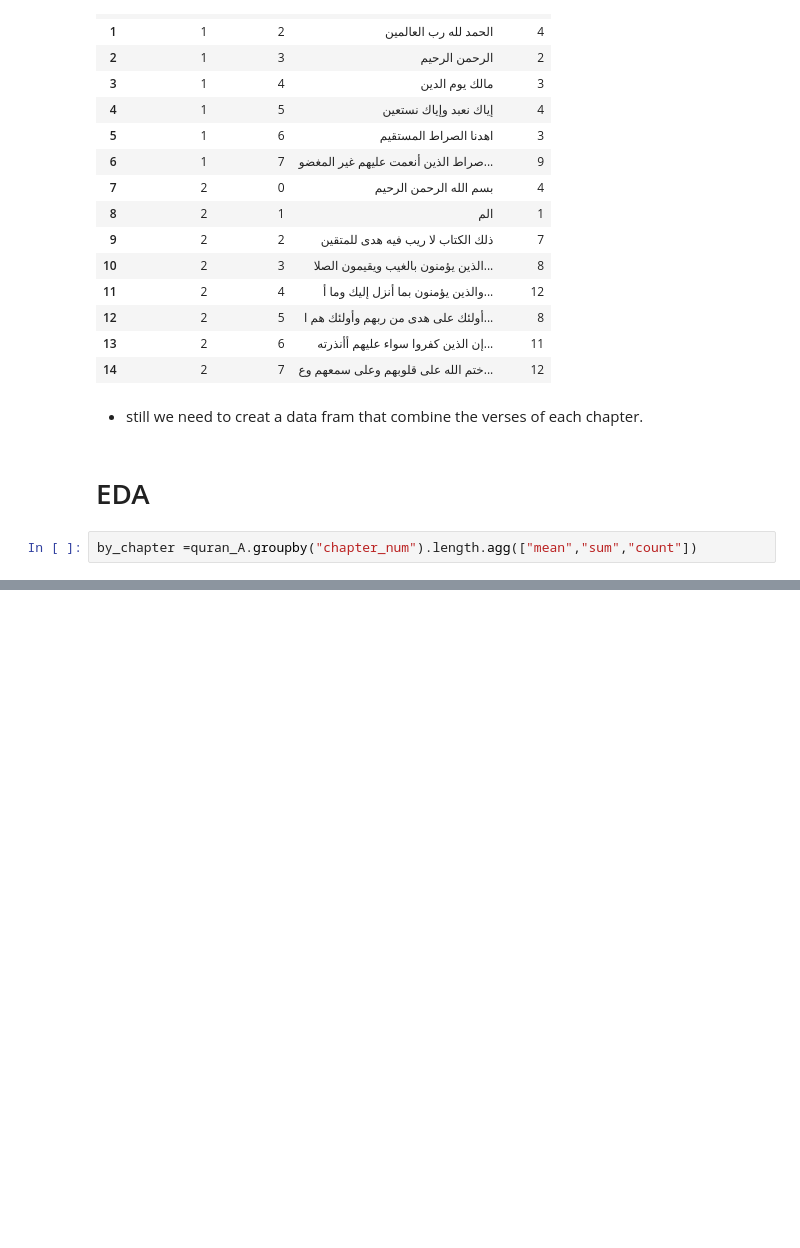
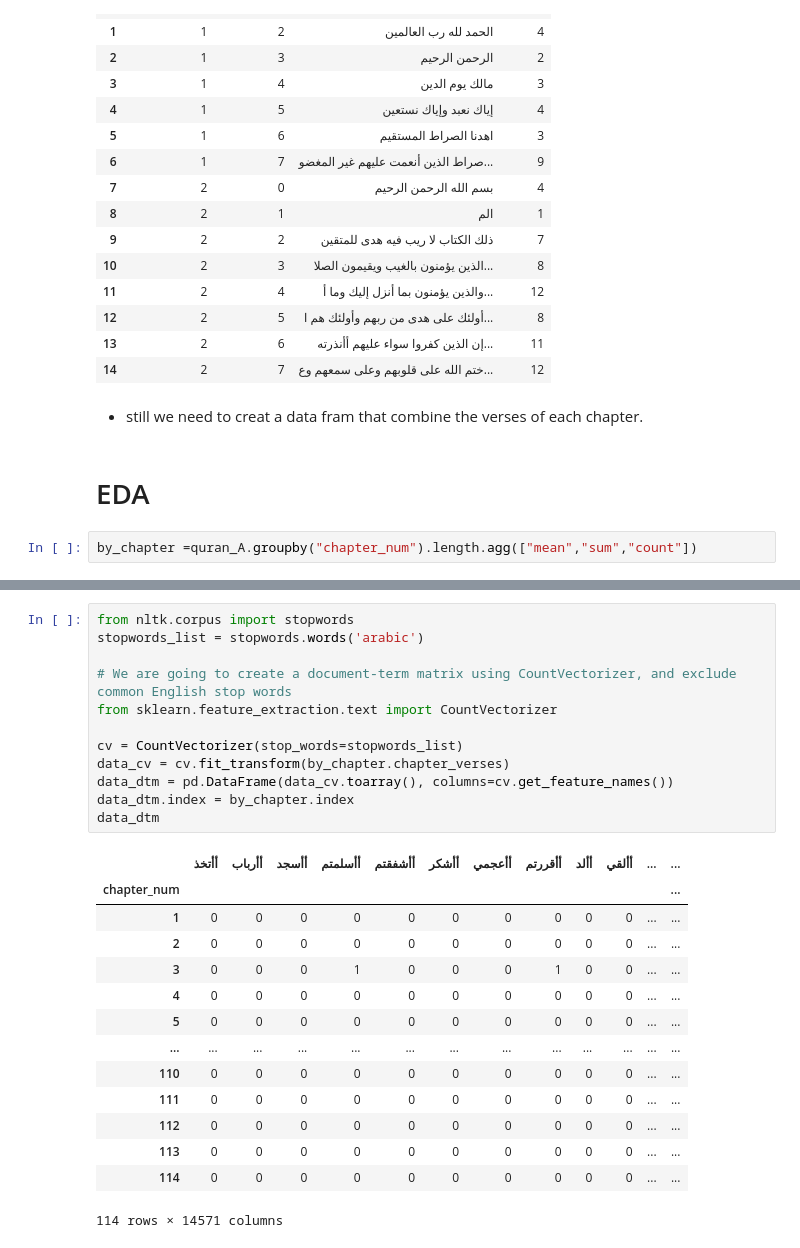
Before and after one commit to Saleh-Alabbas/search_engine_on_the_Quran, a Jupyter notebook: ml/data_cleaning.ipynb, the cells around one changed output, grey strips where cells are left out. Drawn from its saved outputs; the diff is of its cells as text; blank space fills up the shorter version.

```diff
--- a/ml/data_cleaning.ipynb
+++ b/ml/data_cleaning.ipynb
@@ -311,0 +324,27 @@ Name: length, Length: 6348, dtype: int64
+# %%
+from nltk.corpus import stopwords
+stopwords_list = stopwords.words('arabic')
+
+# We are going to create a document-term matrix using CountVectorizer, and exclude common English stop words
+from sklearn.feature_extraction.text import CountVectorizer
+
+cv = CountVectorizer(stop_words=stopwords_list)
+data_cv = cv.fit_transform(by_chapter.chapter_verses)
+data_dtm = pd.DataFrame(data_cv.toarray(), columns=cv.get_feature_names())
+data_dtm.index = by_chapter.index
+data_dtm
+# %% [output]
+|  | أأتخذ | أأرباب | أأسجد | أأسلمتم | أأشفقتم | أأشكر | أأعجمي | أأقررتم | أألد | أألقي | ... | ... |
+| chapter_num |  |  |  |  |  |  |  |  |  |  |  | ... |
+| 1 | 0 | 0 | 0 | 0 | 0 | 0 | 0 | 0 | 0 | 0 | ... | ... |
+| 2 | 0 | 0 | 0 | 0 | 0 | 0 | 0 | 0 | 0 | 0 | ... | ... |
+| 3 | 0 | 0 | 0 | 1 | 0 | 0 | 0 | 1 | 0 | 0 | ... | ... |
+| 4 | 0 | 0 | 0 | 0 | 0 | 0 | 0 | 0 | 0 | 0 | ... | ... |
+| 5 | 0 | 0 | 0 | 0 | 0 | 0 | 0 | 0 | 0 | 0 | ... | ... |
+| ... | ... | ... | ... | ... | ... | ... | ... | ... | ... | ... | ... | ... |
+| 110 | 0 | 0 | 0 | 0 | 0 | 0 | 0 | 0 | 0 | 0 | ... | ... |
+| 111 | 0 | 0 | 0 | 0 | 0 | 0 | 0 | 0 | 0 | 0 | ... | ... |
+| 112 | 0 | 0 | 0 | 0 | 0 | 0 | 0 | 0 | 0 | 0 | ... | ... |
+| 113 | 0 | 0 | 0 | 0 | 0 | 0 | 0 | 0 | 0 | 0 | ... | ... |
+| 114 | 0 | 0 | 0 | 0 | 0 | 0 | 0 | 0 | 0 | 0 | ... | ... |
+114 rows × 14571 columns
```
Also changed, not shown: parts of 8 cells of this notebook.
